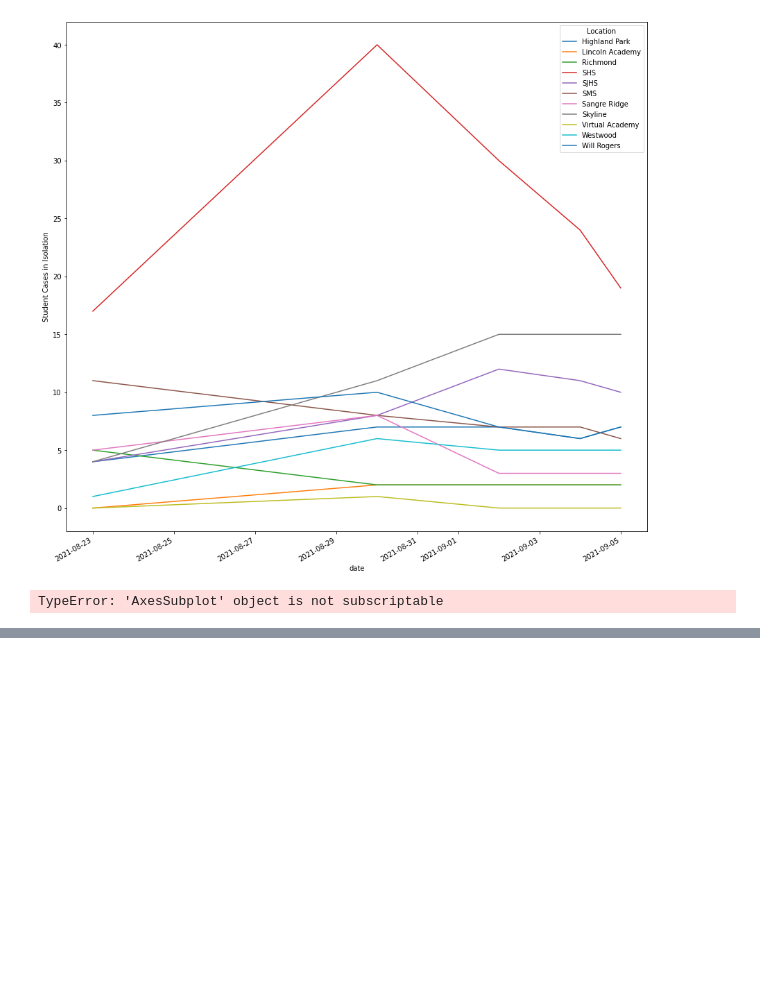
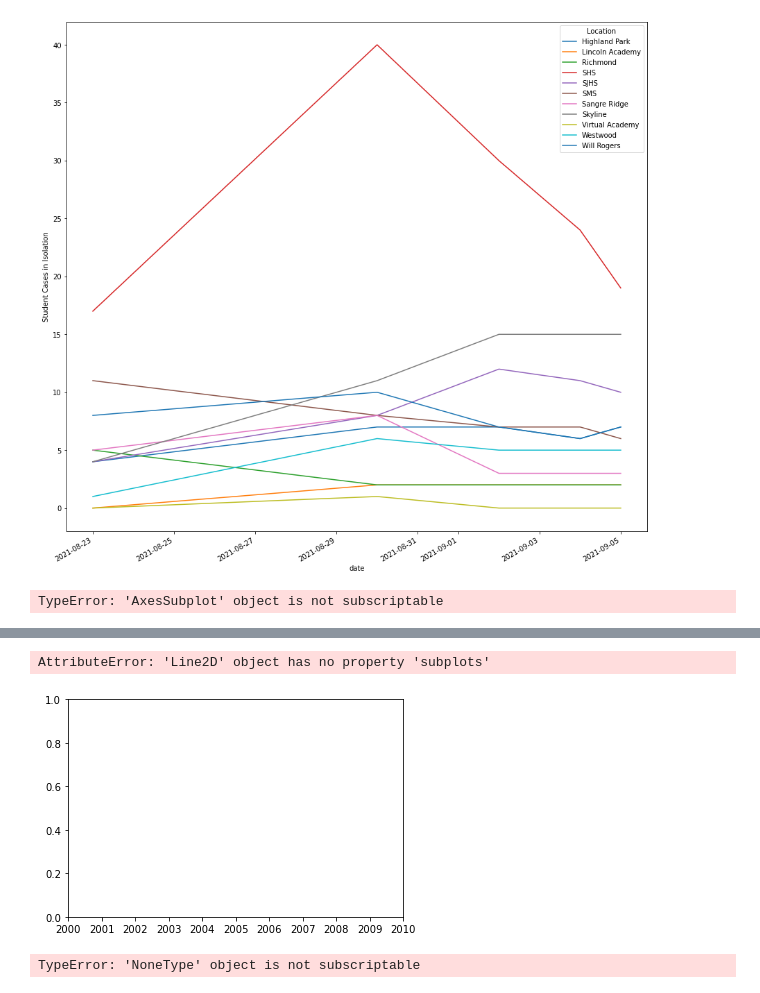
Before and after one commit to jwiggi18/stw_schs_covid_data, a Jupyter notebook: Untitled1.ipynb, the cells around one changed output, grey strips where cells are left out. Cells and saved outputs as stored; diff of their text form; code cells hidden in the pictures; blank space fills up the shorter version.

```diff
--- a/Untitled1.ipynb
+++ b/Untitled1.ipynb
@@ -92,3 +100,14 @@ subs_isolation = isolation.plot(title="Student Cases in Isolation", figsize=(15,
+# %%
+plt.plot(isolation, subplots=True)
+
+plt.savefig("img/students_in_isolation_subs.png")
+
+plt.show()
+# %% [output]
+AttributeError: 'Line2D' object has no property 'subplots'
+[figure, added]
 # %%
-subs_isolation = subs_isolation[0].get_figure()
-subs_isolation.savefig("students_in_isolation_subs.png")
+iso_fig = subs_isolation[0].get_figure()
+iso_fig.savefig("img/students_in_isolation_subs.png")
+# %% [output]
+TypeError: 'NoneType' object is not subscriptable
```
Also changed, not shown: parts of 4 cells of this notebook, 1 other file.
